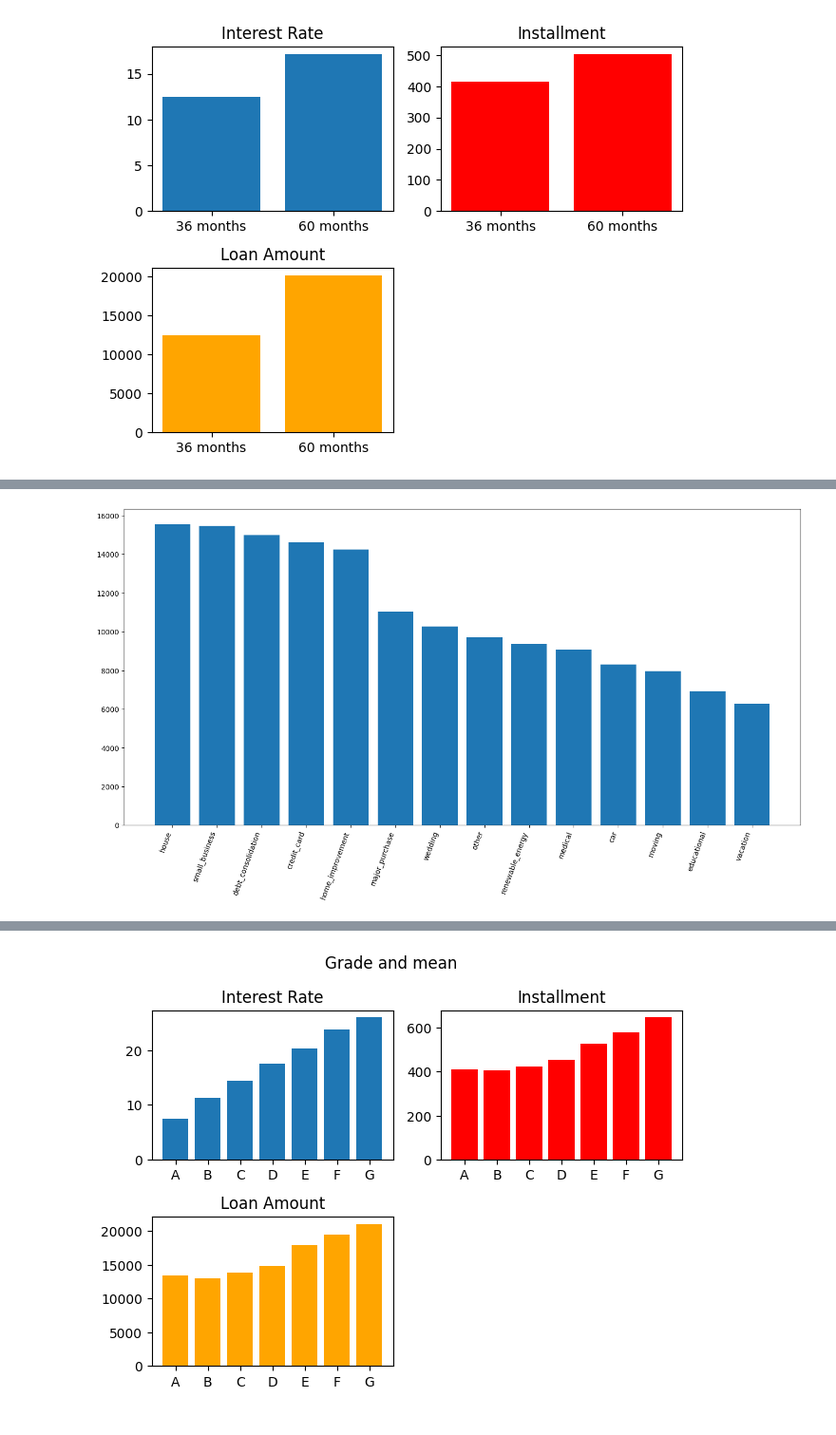
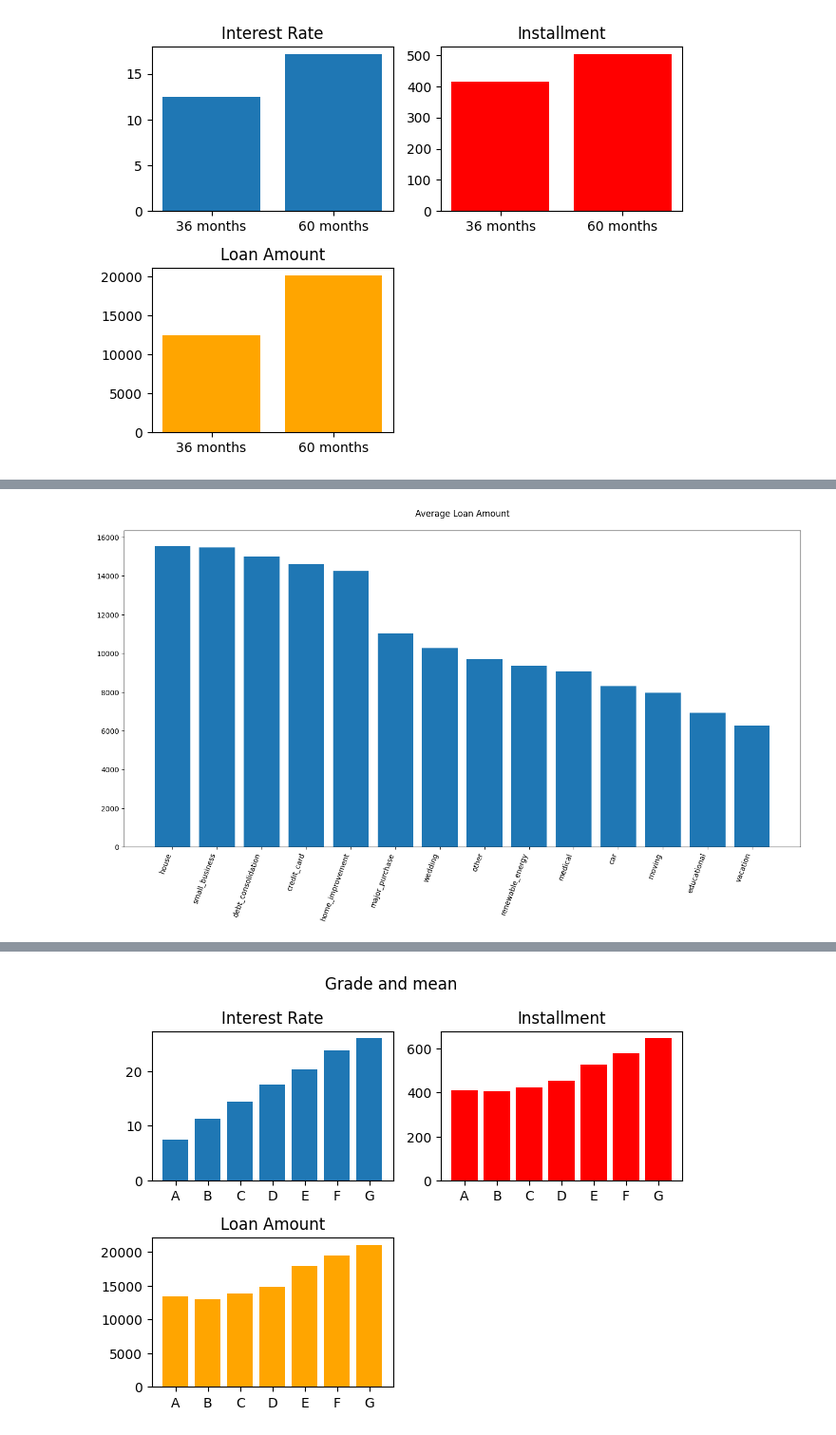
Before and after one commit to Adarsh-2296/Loandata_Eda, a Jupyter notebook: loandata.ipynb, the cells around one changed output, grey strips where cells are left out. Shown at 95% size. Drawn from its saved outputs; the diff is of its cells as text; code cells hidden in the pictures.

```diff
--- a/loandata.ipynb
+++ b/loandata.ipynb
@@ -105,10 +102,12 @@ plt.show()
 # %%
+# Average loan amount for each purpose
 y=df.groupby('purpose')['loan_amnt'].mean().sort_values(ascending=False)
 x=['house','small_business','debt_consolidation','credit_card','home_improvement','major_purchase','wedding','other','renewable_energy','medical','car','moving','educational','vacation']
 plt.figure(figsize=(17,8))
 plt.xticks(rotation=70, ha='right')
 plt.bar(x,y)
+plt.title("Average Loan Amount",pad=20)
 plt.show()
 # %% [output]
-[figure, old version]
+[figure, new version]
 # %%
```
Also changed, not shown: parts of 16 cells of this notebook.
